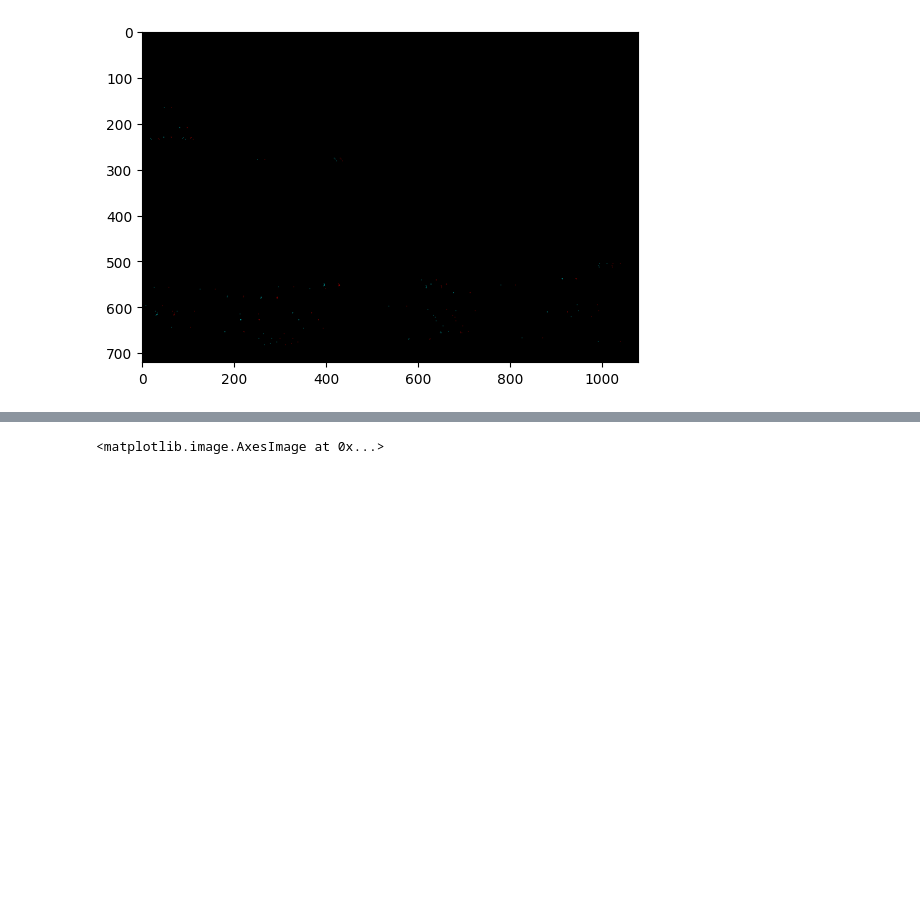
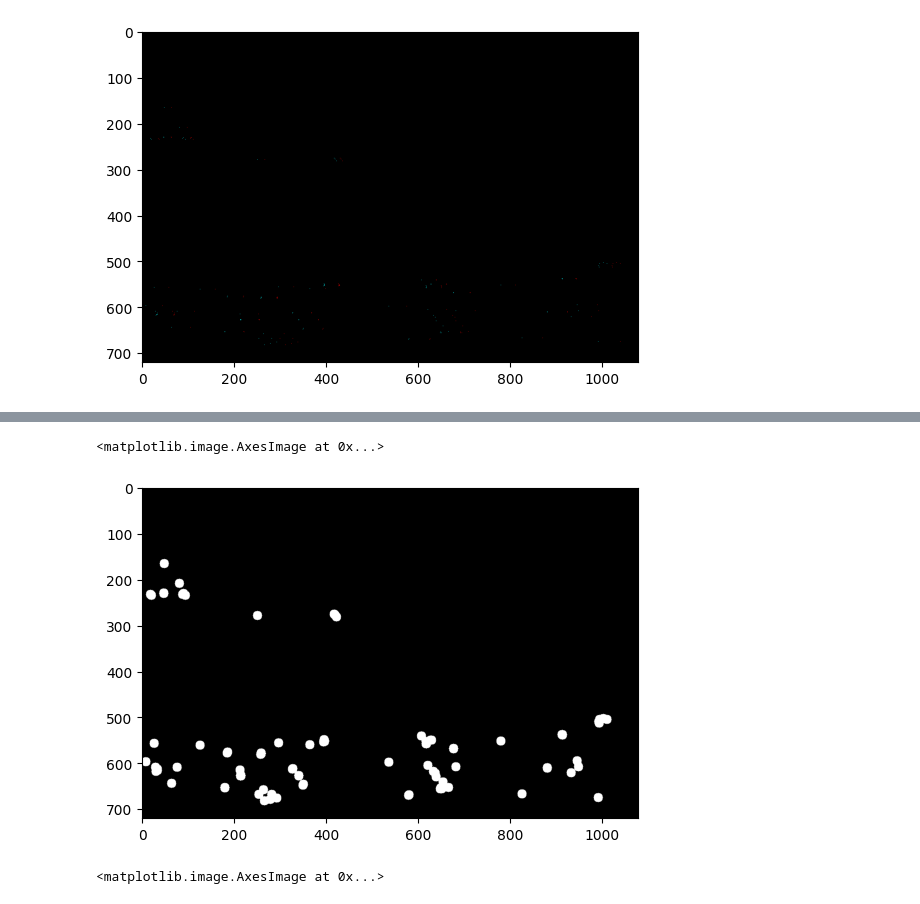
Before and after one commit to csirlin/StereoSight, a Jupyter notebook: depth.ipynb, the cells around one changed output, grey strips where cells are left out. Saved outputs shown, nothing was run; the diff lists cells and outputs as text; code cells hidden in the pictures; blank space fills up the shorter version.

```diff
--- a/depth.ipynb
+++ b/depth.ipynb
@@ -221 +134,7 @@ plt.imshow(keypoints_right)
+# %%
+kp_right_img = utils.get_keypoint_image(img.shape, kp_right)
+plt.imshow(kp_right_img)
+# %% [output]
+<matplotlib.image.AxesImage at 0x...>
+[figure, added]
 # %%
```
Also changed, not shown: parts of 29 cells of this notebook, 1 other file.
